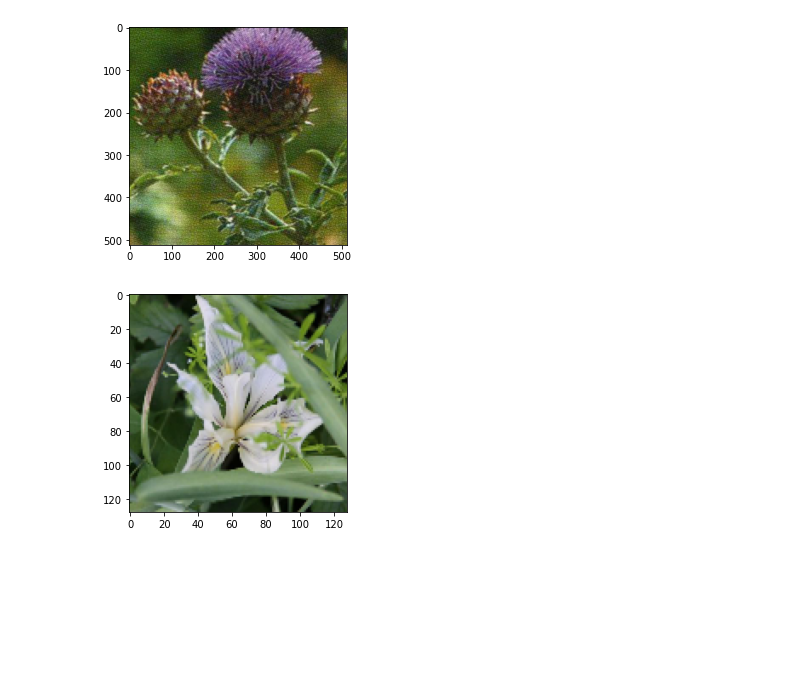
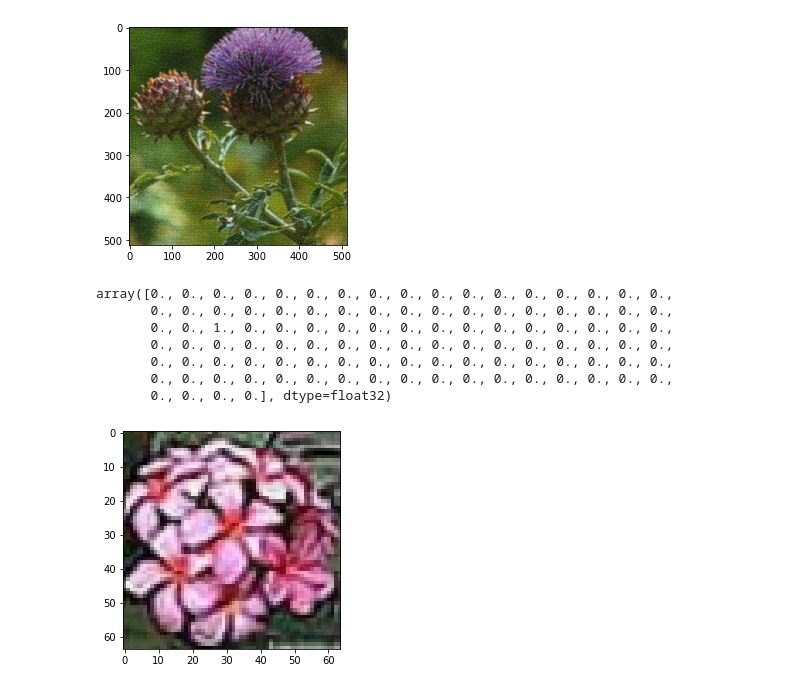
Before and after one commit to MathysLioson/Projet_IA, a Jupyter notebook: Code/flowerTestHugo.ipynb, the cells around one changed output. Cells and saved outputs as stored; diff of their text form; code cells hidden in the pictures; blank space fills up the shorter version.

```diff
--- a/Code/flowerTestHugo.ipynb
+++ b/Code/flowerTestHugo.ipynb
@@ -34,7 +35,7 @@ for folder in os.listdir(FlowerPath):
             label.append(folder)
             img = cv.imread(os.path.join(FlowerPath,folder, file))
             img_rgb = cv.cvtColor(img, cv.COLOR_BGR2RGB)
-            im = cv.resize(img_rgb, (128,128))
+            im = cv.resize(img_rgb, (64,64))
             data.append(im)
 
         else:
@@ -42,13 +43,20 @@ for folder in os.listdir(FlowerPath):
 
 data_arr = np.array(data)
 label_arr = np.array(label)
-encoder = LabelEncoder()
-y = encoder.fit_transform(label_arr)
+y = LabelEncoder().fit_transform(label_arr)
 y = to_categorical(y,106)
 X = data_arr/255
 # %%
 X_train, X_test, y_train, y_test = train_test_split(X, y, test_size=0.20, random_state=42)
 # %%
-img=plt.imshow(X_train[0])
+img=plt.imshow(X_train[800])
+y_train[800]
 # %% [output]
+array([0., 0., 0., 0., 0., 0., 0., 0., 0., 0., 0., 0., 0., 0., 0., 0., 0.,
+       0., 0., 0., 0., 0., 0., 0., 0., 0., 0., 0., 0., 0., 0., 0., 0., 0.,
+       0., 0., 1., 0., 0., 0., 0., 0., 0., 0., 0., 0., 0., 0., 0., 0., 0.,
+       0., 0., 0., 0., 0., 0., 0., 0., 0., 0., 0., 0., 0., 0., 0., 0., 0.,
+       0., 0., 0., 0., 0., 0., 0., 0., 0., 0., 0., 0., 0., 0., 0., 0., 0.,
+       0., 0., 0., 0., 0., 0., 0., 0., 0., 0., 0., 0., 0., 0., 0., 0., 0.,
+       0., 0., 0., 0.], dtype=float32)
-[figure, old version]
+[figure, new version]
```
Also changed, not shown: parts of 5 cells of this notebook.
